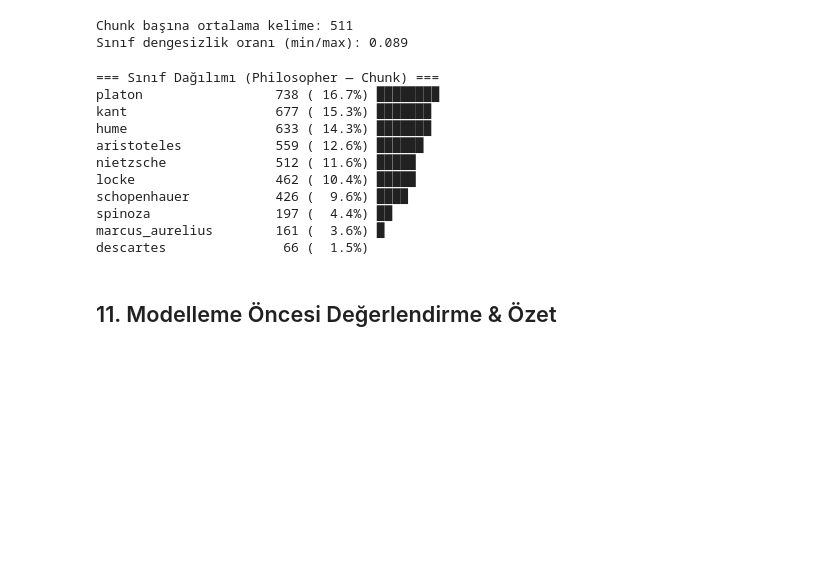
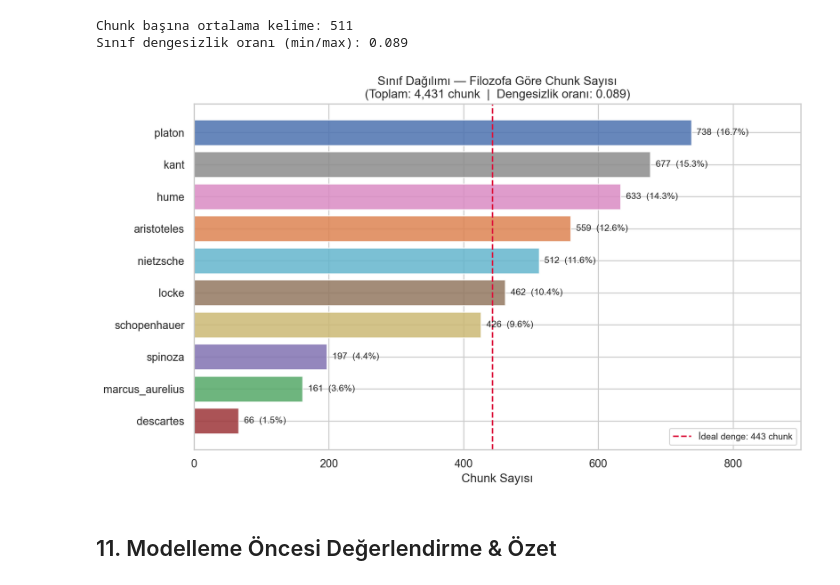
Before and after one commit to tonytyler99/PHILOPHICAL-TEXT-CLASSIFICATION-AND-GENERATION, a Jupyter notebook: notebooks/01_eda.ipynb, the cells around one changed output. Saved outputs shown, nothing was run; the diff lists cells and outputs as text; code cells hidden in the pictures; blank space fills up the shorter version.

```diff
--- a/notebooks/01_eda.ipynb
+++ b/notebooks/01_eda.ipynb
@@ -587,27 +521,40 @@ print(f"Sınıf dengesizlik oranı (min/max): {chunk_counts.min()/chunk_counts.m
 [figure]
 Chunk başına ortalama kelime: 511
 Sınıf dengesizlik oranı (min/max): 0.089
-# %%
-# Sınıf dağılımı — modelleme için kritik
-print('=== Sınıf Dağılımı (Philosopher — Chunk) ===')
-class_dist = df_chunks['philosopher'].value_counts()
-total = len(df_chunks)
-for phil, cnt in class_dist.items():
-    pct = cnt / total * 100
-    bar = '█' * int(pct / 2)
-    print(f"{phil:<20} {cnt:>5,} ({pct:5.1f}%) {bar}")
-# %% [output]
-=== Sınıf Dağılımı (Philosopher — Chunk) ===
-platon                 738 ( 16.7%) ████████
-kant                   677 ( 15.3%) ███████
-hume                   633 ( 14.3%) ███████
-aristoteles            559 ( 12.6%) ██████
-nietzsche              512 ( 11.6%) █████
-locke                  462 ( 10.4%) █████
-schopenhauer           426 (  9.6%) ████
-spinoza                197 (  4.4%) ██
-marcus_aurelius        161 (  3.6%) █
-descartes               66 (  1.5%)
+# %%
+# Sınıf dağılımı — modelleme için kritik
+class_dist = df_chunks['philosopher'].value_counts().sort_values()
+total = len(df_chunks)
+ideal = total / len(class_dist)
+
+fig, ax = plt.subplots(figsize=(10, 6))
+
+colors = [PHIL_COLORS.get(p, '#888') for p in class_dist.index]
+bars = ax.barh(class_dist.index, class_dist.values, color=colors, alpha=0.85, edgecolor='white')
+
+for bar, (phil, cnt) in zip(bars, class_dist.items()):
+    pct = cnt / total * 100
+    ax.text(cnt + 8, bar.get_y() + bar.get_height() / 2,
+            f'{cnt:,}  ({pct:.1f}%)', va='center', ha='left', fontsize=9)
+
+ax.axvline(ideal, color='crimson', linestyle='--', linewidth=1.5,
+           label=f'İdeal denge: {ideal:.0f} chunk')
+
+ax.set_xlabel('Chunk Sayısı')
+ax.set_title(
+    'Sınıf Dağılımı — Filozofa Göre Chunk Sayısı\n'
+    f'(Toplam: {total:,} chunk  |  Dengesizlik oranı: {class_dist.min()/class_dist.max():.3f})',
+    fontsize=12
+)
+ax.legend(fontsize=9)
+ax.set_xlim(0, class_dist.max() * 1.22)
+ax.xaxis.set_major_formatter(mticker.FuncFormatter(lambda x, _: f'{int(x):,}'))
+
+plt.tight_layout()
+plt.savefig('../docs/eda_corpus_distribution.png', bbox_inches='tight')
+plt.show()
+# %% [output]
+[figure, added]
 # %% [markdown]
 ## 11. Modelleme Öncesi Değerlendirme & Özet
 # %%
```
Also changed, not shown: parts of 13 cells of this notebook, 5 other files.
